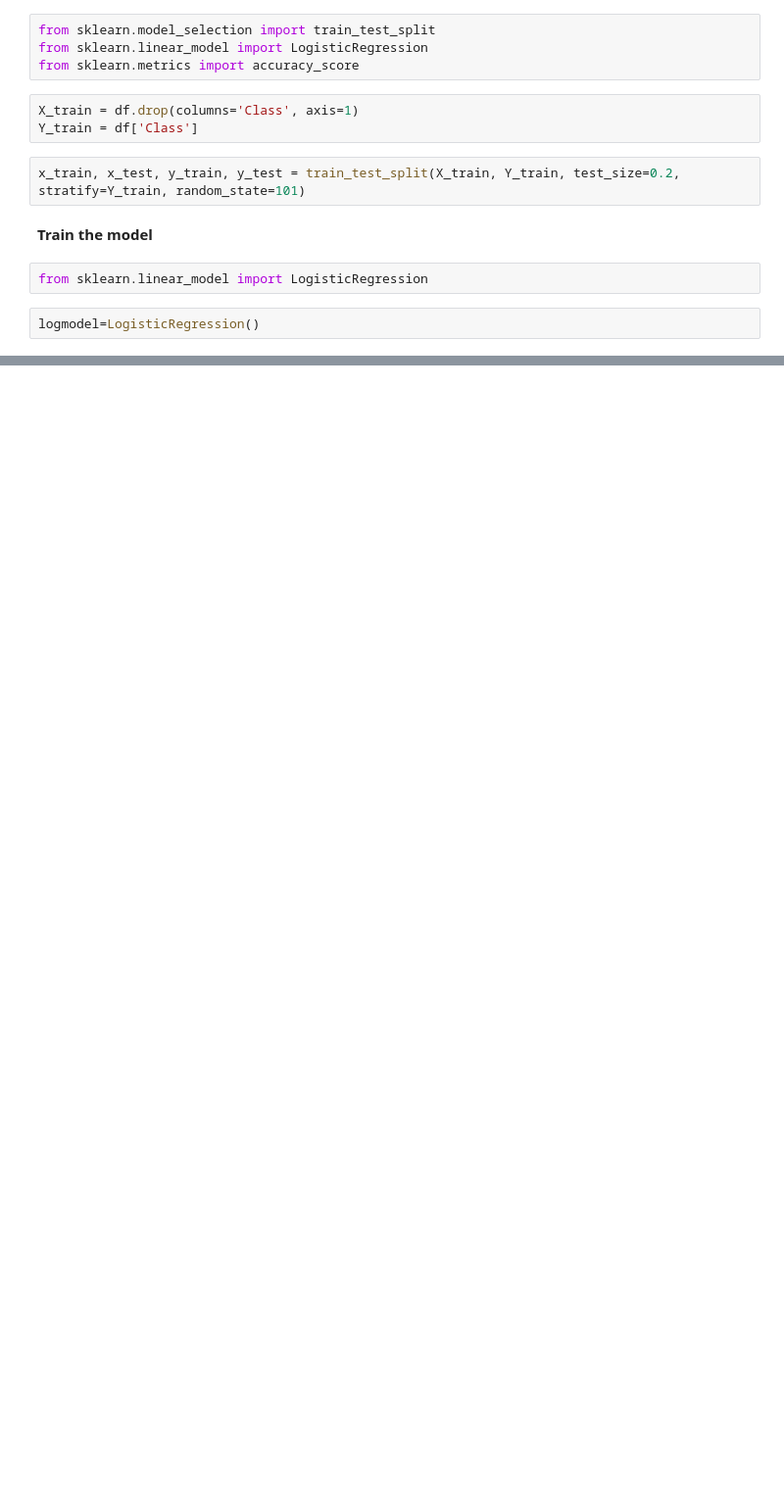
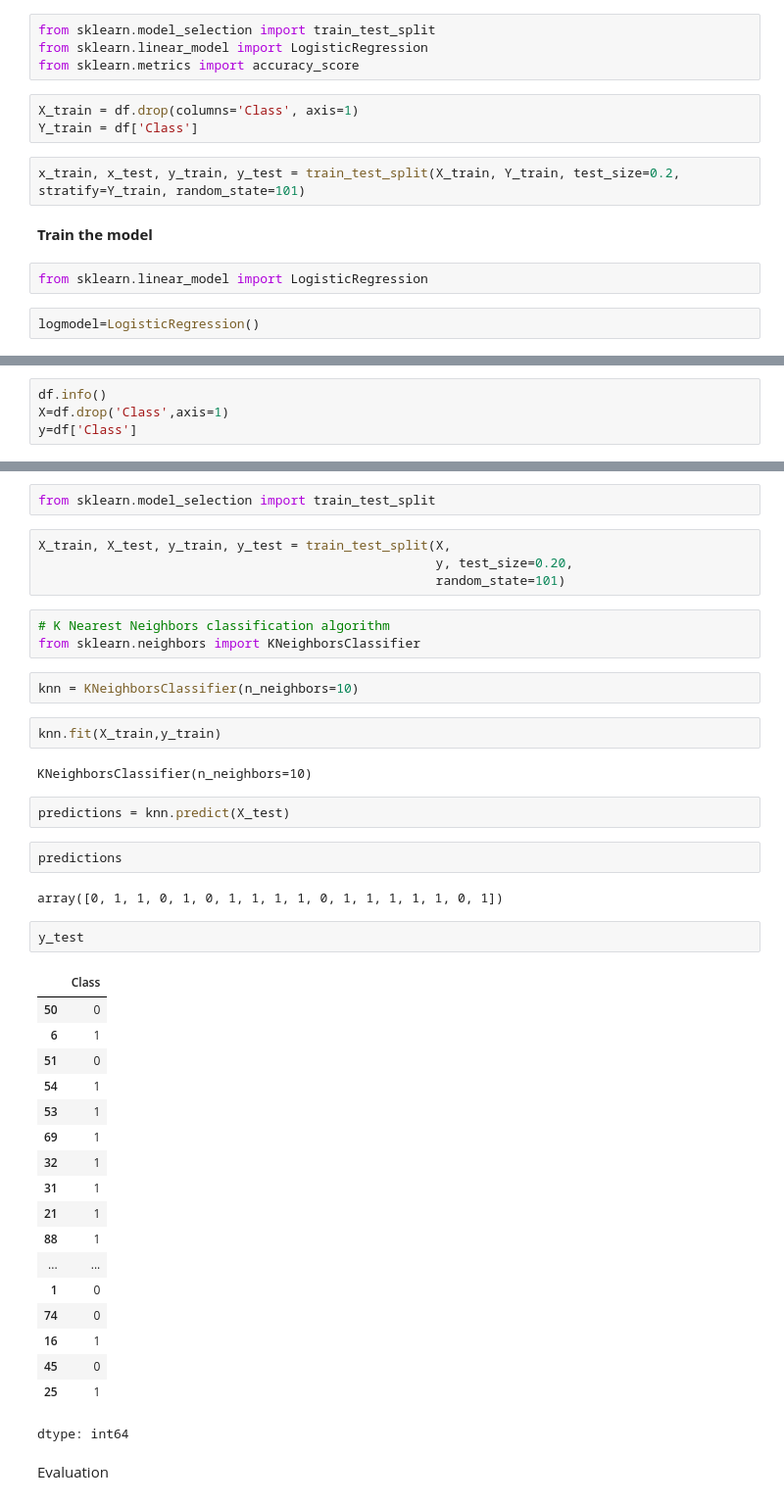
Before and after one commit to parisazeynaly/Space-X-Dataset, a Jupyter notebook: Space_x_Dataset.ipynb, the cells around one changed output, grey strips where cells are left out. Shown at 98% size. Saved outputs shown, nothing was run; the diff lists cells and outputs as text; blank space fills up the shorter version.

```diff
--- a/Space_x_Dataset.ipynb
+++ b/Space_x_Dataset.ipynb
@@ -505,0 +618,4 @@ k nearest
+# %%
+df.info()
+X=df.drop('Class',axis=1)
+y=df['Class']
@@ -505,0 +640,44 @@ k nearest
+# %%
+from sklearn.model_selection import train_test_split
+# %%
+X_train, X_test, y_train, y_test = train_test_split(X,
+                                                    y, test_size=0.20,
+                                                    random_state=101)
+# %%
+# K Nearest Neighbors classification algorithm
+from sklearn.neighbors import KNeighborsClassifier
+# %%
+knn = KNeighborsClassifier(n_neighbors=10)
+# %%
+knn.fit(X_train,y_train)
+# %% [output]
+KNeighborsClassifier(n_neighbors=10)
+# %%
+predictions = knn.predict(X_test)
+# %%
+predictions
+# %% [output]
+array([0, 1, 1, 0, 1, 0, 1, 1, 1, 1, 0, 1, 1, 1, 1, 1, 0, 1])
+# %%
+y_test
+# %% [output]
+|  | Class |
+| 50 | 0 |
+| 6 | 1 |
+| 51 | 0 |
+| 54 | 1 |
+| 53 | 1 |
+| 69 | 1 |
+| 32 | 1 |
+| 31 | 1 |
+| 21 | 1 |
+| 88 | 1 |
+| ... | ... |
+| 1 | 0 |
+| 74 | 0 |
+| 16 | 1 |
+| 45 | 0 |
+| 25 | 1 |
+dtype: int64
+# %% [markdown]
+Evaluation
```
Also changed, not shown: parts of 118 cells of this notebook.
